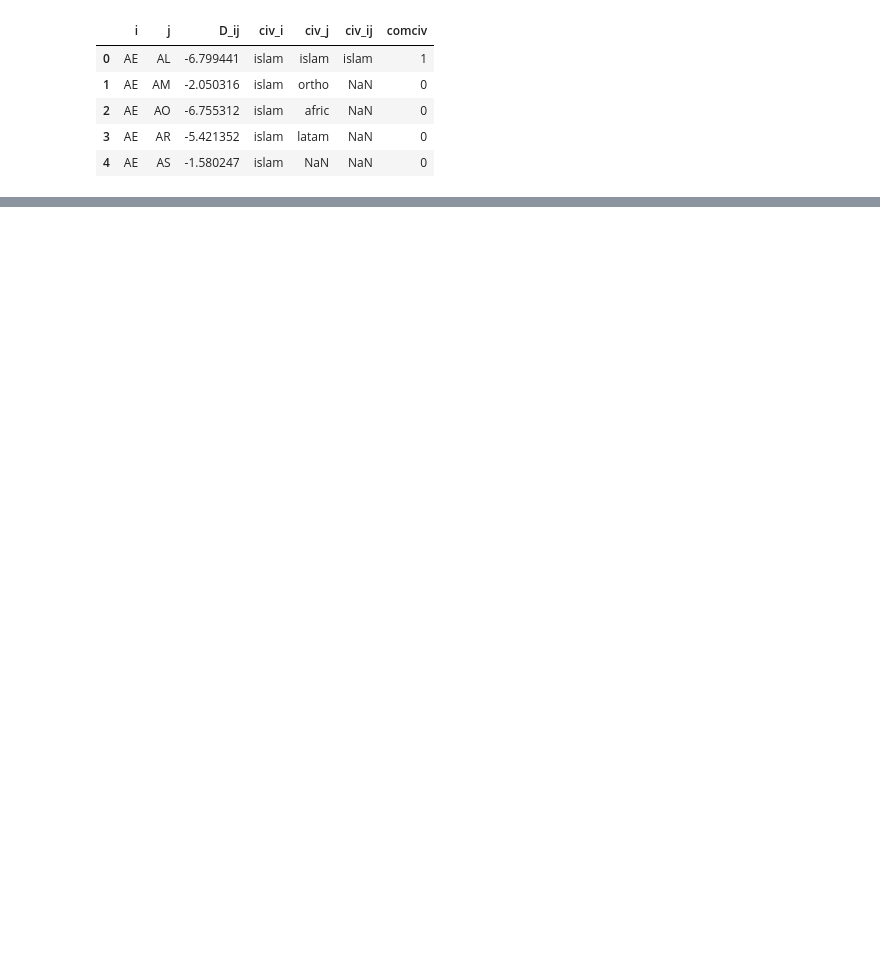
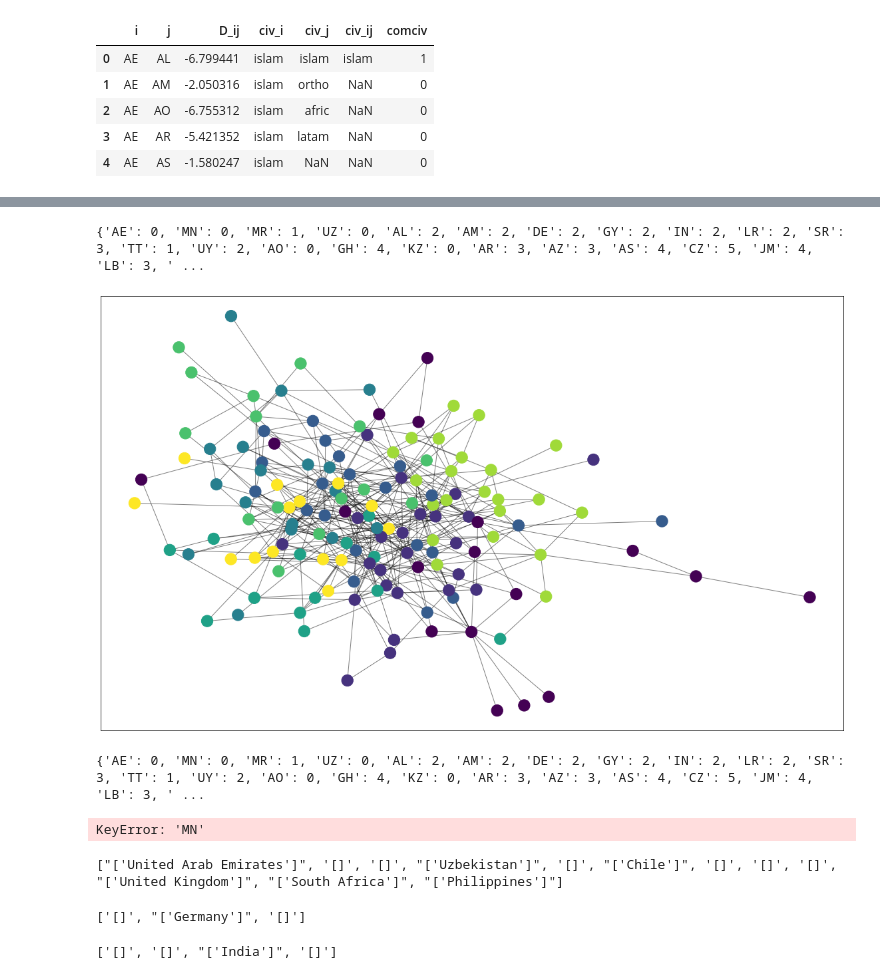
Before and after one commit to matthew-dalton/meshOfCivilizations, a Jupyter notebook: loaded_data.ipynb, the cells around one changed output, grey strips where cells are left out. Saved outputs shown, nothing was run; the diff lists cells and outputs as text; code cells hidden in the pictures; blank space fills up the shorter version.

```diff
--- a/loaded_data.ipynb
+++ b/loaded_data.ipynb
@@ -36,0 +111,43 @@ graph
+# %%
+greater_than_0_edge_list = [(u, v) for (u, v, d) in graph.edges(data=True) if d['weight'] > 2]
+
+G_greater_than_0 = nx.Graph(greater_than_0_edge_list)
+# %%
+partition = louvain_community.best_partition(G_greater_than_0)
+# %%
+print(partition)
+# %% [output]
+{'AE': 0, 'MN': 0, 'MR': 1, 'UZ': 0, 'AL': 2, 'AM': 2, 'DE': 2, 'GY': 2, 'IN': 2, 'LR': 2, 'SR': 3, 'TT': 1, 'UY': 2, 'AO': 0, 'GH': 4, 'KZ': 0, 'AR': 3, 'AZ': 3, 'AS': 4, 'CZ': 5, 'JM': 4, 'LB': 3, ' ...
+# %%
+plt.figure(figsize=(20, 12))
+pos = nx.spring_layout(G_greater_than_0)
+# color the nodes according to their partition
+cmap = cm.get_cmap('viridis', max(partition.values()) + 1)
+nx.draw_networkx_nodes(G_greater_than_0, pos, partition.keys(), node_size=300,
+                       cmap=cmap, node_color=list(partition.values()))
+nx.draw_networkx_edges(G_greater_than_0, pos, alpha=0.5)
+plt.show()
+# %% [output]
+[figure, added]
+# %%
+print(partition)
+# %% [output]
+{'AE': 0, 'MN': 0, 'MR': 1, 'UZ': 0, 'AL': 2, 'AM': 2, 'DE': 2, 'GY': 2, 'IN': 2, 'LR': 2, 'SR': 3, 'TT': 1, 'UY': 2, 'AO': 0, 'GH': 4, 'KZ': 0, 'AR': 3, 'AZ': 3, 'AS': 4, 'CZ': 5, 'JM': 4, 'LB': 3, ' ...
+# %%
+groups = {num:[] for num in partition.values()}
+for k, v in partition.items():
+    groups[v].append(codes.loc[k]['Country'])
+# %% [output]
+KeyError: 'MN'
+# %%
+print(groups[0])
+# %% [output]
+["['United Arab Emirates']", '[]', '[]', "['Uzbekistan']", '[]', "['Chile']", '[]', '[]', '[]', "['United Kingdom']", "['South Africa']", "['Philippines']"]
+# %%
+print(groups[1])
+# %% [output]
+['[]', "['Germany']", '[]']
+# %%
+print(groups[2])
+# %% [output]
+['[]', '[]', "['India']", '[]']
```
Also changed, not shown: parts of 14 cells of this notebook, 4 other files.
